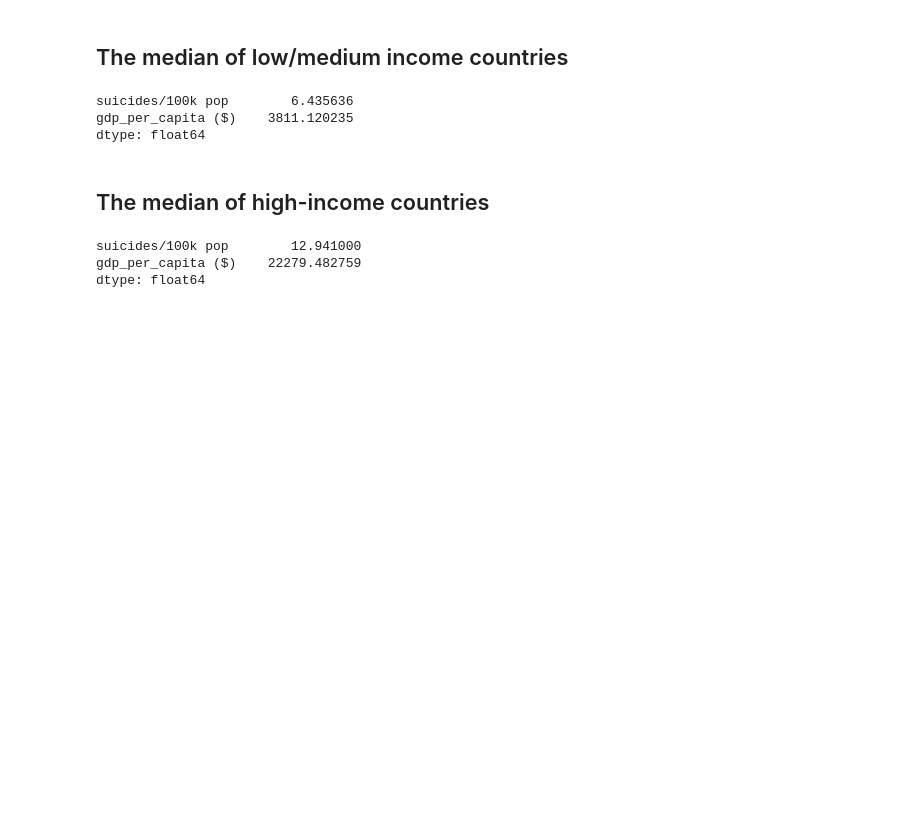
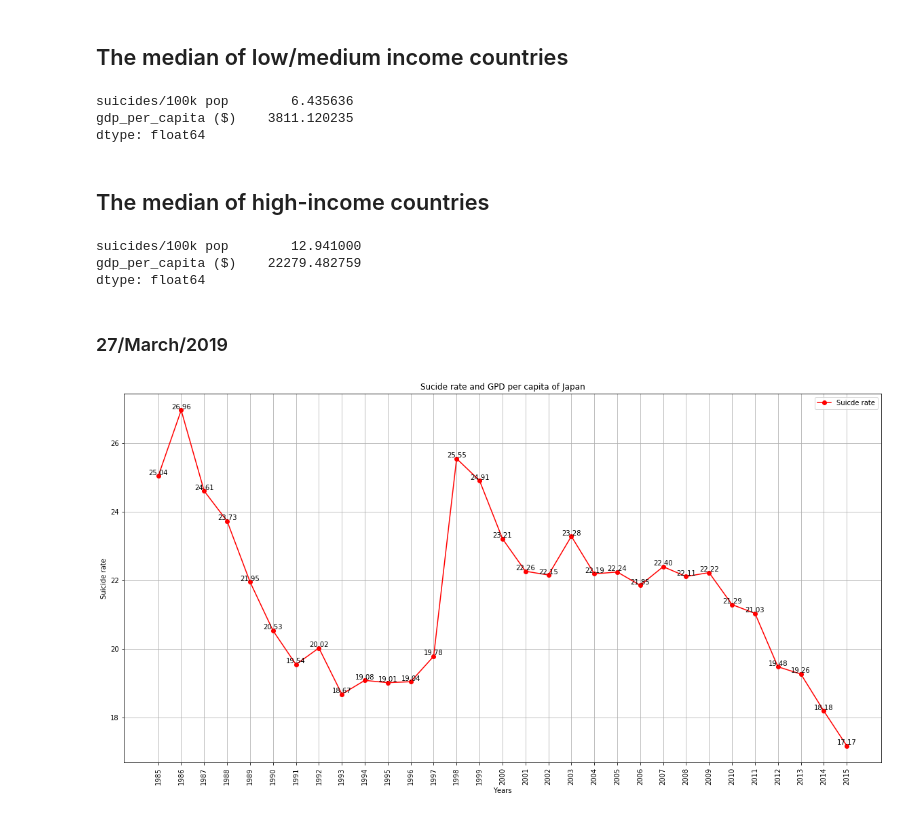
Before and after one commit to 775771922/data_visulization_suicide_dataset, a Jupyter notebook: Data_visualization.ipynb, the cells around one changed output. Drawn from its saved outputs; the diff is of its cells as text; code cells hidden in the pictures; blank space fills up the shorter version.

```diff
--- a/Data_visualization.ipynb
+++ b/Data_visualization.ipynb
@@ -933,3 +933,5 @@ suicide_rate_high.median()
 suicides/100k pop        12.941000
 gdp_per_capita ($)    22279.482759
 dtype: float64
+# %% [markdown]
+### 27/March/2019
@@ -935,0 +974,34 @@ dtype: float64
+# %%
+def plot_country_suicide_only(countryName):
+    SA_data = data.iloc[np.where(data['country'] == countryName)[0]]
+
+    SA_times = SA_data['year'].unique()
+    SA_data = SA_data.groupby('year').mean()
+    SA_suicide_rate = np.array(SA_data.loc[:,'suicides/100k pop'])
+    #SA_gdp = np.array(SA_data.loc[:,'gdp_per_capita ($)'])
+
+    fig = plt.figure(figsize=(20,10))
+    ax1 = plt.subplot(111)
+    #ax2 = ax1.twinx()
+    plt.title('Sucide rate and GPD per capita of '+countryName)
+
+    plt.xlabel('Years')
+    ax1.set_ylabel('Suicide rate')
+    #ax2.set_ylabel('GDP per capita')
+    ax1.plot(range(len(SA_times)),SA_suicide_rate,color='r',label ='Suicde rate', marker = 'o');
+    #ax2.plot(range(len(SA_times)),SA_gdp,color ='b',label='GDP per capita', marker ='o');
+    plt.xticks(range(len(SA_times)), SA_times, rotation=90)
+
+    ax1.legend()
+    #ax2.legend(loc = (0.9,0.92))
+    for i in range(len(SA_times)):
+        ax1.text(i,SA_suicide_rate[i],'%.2f' % SA_suicide_rate[i], ha='center', va='bottom')
+
+    #for i in range(len(SA_times)):
+    #    ax2.text(i,SA_gdp[i],'%.2f' % SA_gdp[i], ha='center', va= 'bottom')
+
+    plt.grid()
+# %%
+plot_country_suicide_only('Japan')
+# %% [output]
+[figure, added]
```
Also changed, not shown: parts of 4 cells of this notebook.
